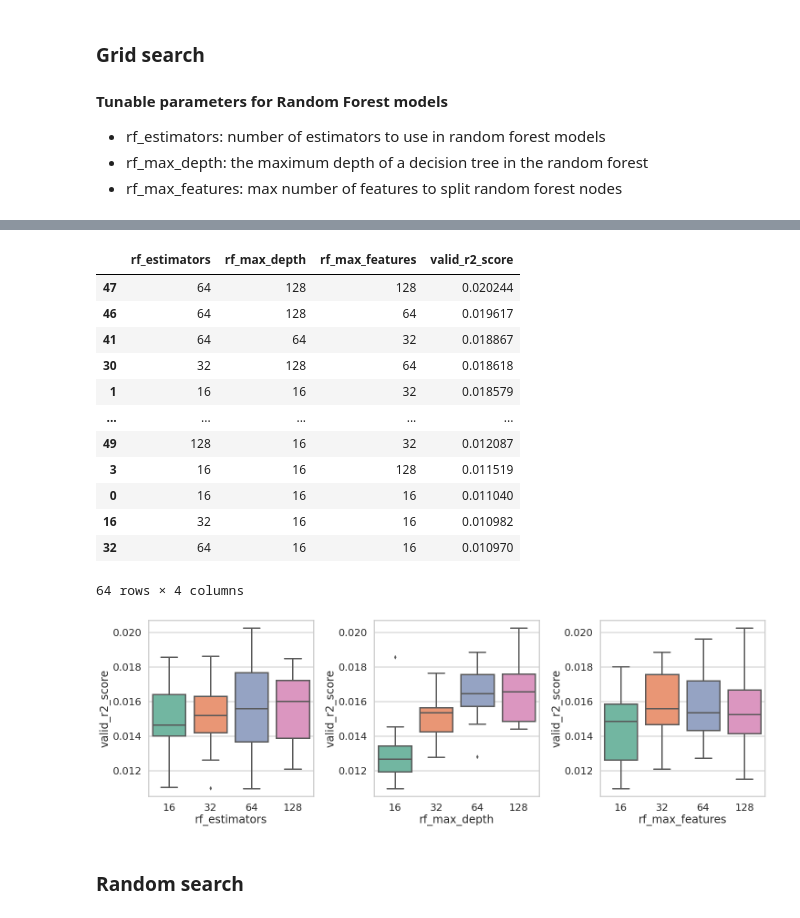
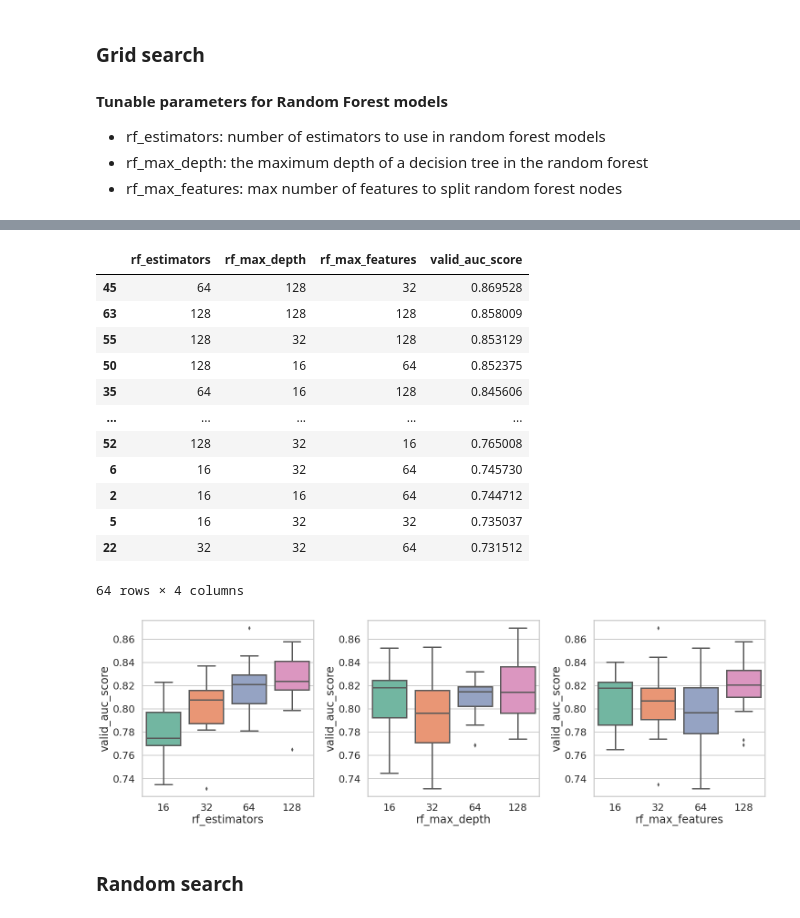
Before and after one commit to jm5159/E4511-2021-Mao, a Jupyter notebook: modeling_classification.ipynb, the cells around one changed output, grey strips where cells are left out. Cells and saved outputs as stored; diff of their text form; code cells hidden in the pictures.

```diff
--- a/modeling_classification.ipynb
+++ b/modeling_classification.ipynb
@@ -128,7 +128,7 @@ h1.shape
 # %% [markdown]
 ### Split the dataset
 # %%
-train_file = "CYP3A4_cur_delaney.csv"
+train_file = "CYP3A4_cur_final.csv"
 response_col = "active"
 compound_id = "compound_id"
 smiles_col = "rdkit_smiles"
@@ -210,7 +210,7 @@ R2 score of validation set: 0.813
 # %% [markdown]
 ### Train an model with uncertainty prediction
 # %%
-listing = glob.glob(os.path.join("/", "CYP3A4_cur_delaney_train_valid_test_scaffold_*"))
+listing = glob.glob(os.path.join("/", "CYP3A4_cur_final_train_valid_test_scaffold_*"))
 name = listing[0]
 split_uuid = name.split("_")[-1].split(".")[0]
 response_col = "active"
@@ -338,27 +349,27 @@ number of features: 1024
 perf_df = pd.DataFrame({"rf_estimators": rfe_list, "rf_max_depth": rfd_list, "rf_max_features": rff_list, "valid_auc_score": valid_auc_list})
 perf_df.sort_values(by="valid_auc_score", ascending=False)
 # %% [output]
-|  | rf_estimators | rf_max_depth | rf_max_features | valid_r2_score |
-| 47 | 64 | 128 | 128 | 0.020244 |
-| 46 | 64 | 128 | 64 | 0.019617 |
-| 41 | 64 | 64 | 32 | 0.018867 |
-| 30 | 32 | 128 | 64 | 0.018618 |
-| 1 | 16 | 16 | 32 | 0.018579 |
+|  | rf_estimators | rf_max_depth | rf_max_features | valid_auc_score |
+| 45 | 64 | 128 | 32 | 0.869528 |
+| 63 | 128 | 128 | 128 | 0.858009 |
+| 55 | 128 | 32 | 128 | 0.853129 |
+| 50 | 128 | 16 | 64 | 0.852375 |
+| 35 | 64 | 16 | 128 | 0.845606 |
 | ... | ... | ... | ... | ... |
-| 49 | 128 | 16 | 32 | 0.012087 |
-| 3 | 16 | 16 | 128 | 0.011519 |
-| 0 | 16 | 16 | 16 | 0.011040 |
-| 16 | 32 | 16 | 16 | 0.010982 |
-| 32 | 64 | 16 | 16 | 0.010970 |
+| 52 | 128 | 32 | 16 | 0.765008 |
+| 6 | 16 | 32 | 64 | 0.745730 |
+| 2 | 16 | 16 | 64 | 0.744712 |
+| 5 | 16 | 32 | 32 | 0.735037 |
+| 22 | 32 | 32 | 64 | 0.731512 |
 64 rows × 4 columns
 # %%
 fig, ax = plt.subplots(1,3,figsize=(21,7))
-sns.boxplot(data=perf_df, x="rf_estimators", y="valid_r2_score", ax=ax[0])
-sns.boxplot(data=perf_df, x="rf_max_depth", y="valid_r2_score", ax=ax[1])
-sns.boxplot(data=perf_df, x="rf_max_features", y="valid_r2_score", ax=ax[2])
+sns.boxplot(data=perf_df, x="rf_estimators", y="valid_auc_score", ax=ax[0])
+sns.boxplot(data=perf_df, x="rf_max_depth", y="valid_auc_score", ax=ax[1])
+sns.boxplot(data=perf_df, x="rf_max_features", y="valid_auc_score", ax=ax[2])
 fig.tight_layout()
 # %% [output]
-[figure, old version]
+[figure, new version]
 # %% [markdown]
 ### Random search
 # %%
```
Also changed, not shown: parts of 12 cells of this notebook.
